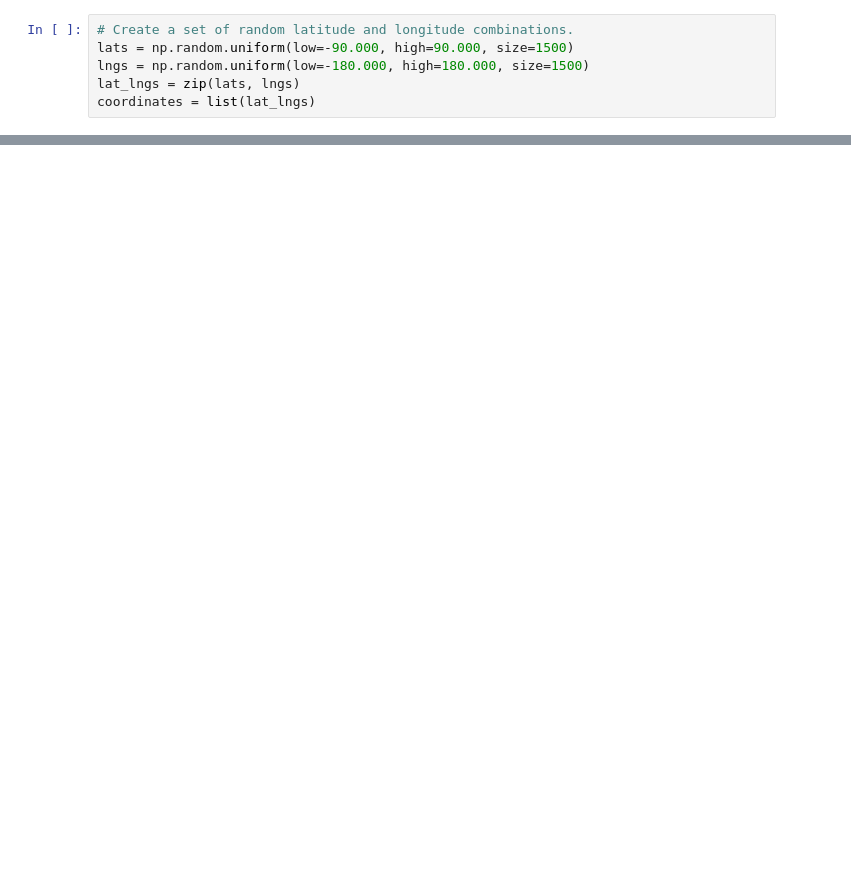
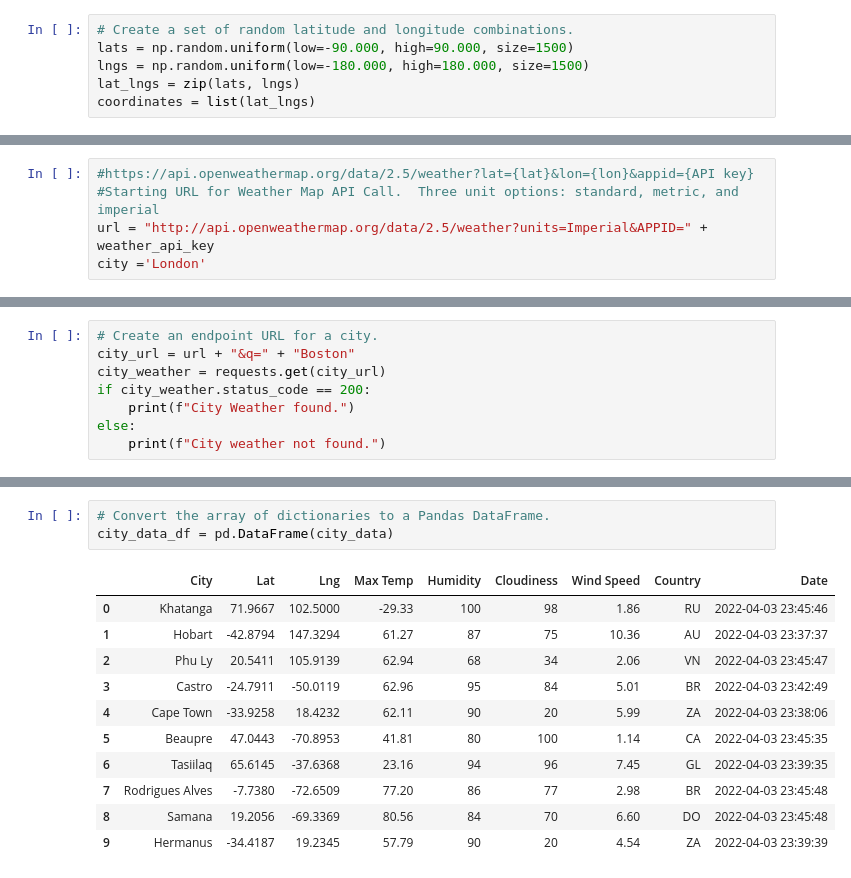
Before and after one commit to sonmiannkim/WeatherPy, a Jupyter notebook: WeatherPy.ipynb, the cells around one changed output, grey strips where cells are left out. Saved outputs shown, nothing was run; the diff lists cells and outputs as text; blank space fills up the shorter version.

Commit message:
Weather data from API call

```diff
--- a/WeatherPy.ipynb
+++ b/WeatherPy.ipynb
@@ -25,0 +33,5 @@ len(cities)
+# %%
+#https://api.openweathermap.org/data/2.5/weather?lat={lat}&lon={lon}&appid={API key}
+#Starting URL for Weather Map API Call.  Three unit options: standard, metric, and imperial
+url = "http://api.openweathermap.org/data/2.5/weather?units=Imperial&APPID=" + weather_api_key
+city ='London'
@@ -25,0 +63,8 @@ len(cities)
+# %%
+# Create an endpoint URL for a city.
+city_url = url + "&q=" + "Boston"
+city_weather = requests.get(city_url)
+if city_weather.status_code == 200:
+    print(f"City Weather found.")
+else:
+    print(f"City weather not found.")
@@ -25,0 +201,15 @@ len(cities)
+# %%
+# Convert the array of dictionaries to a Pandas DataFrame.
+city_data_df = pd.DataFrame(city_data)
+# %% [output]
+|  | City | Lat | Lng | Max Temp | Humidity | Cloudiness | Wind Speed | Country | Date |
+| 0 | Khatanga | 71.9667 | 102.5000 | -29.33 | 100 | 98 | 1.86 | RU | 2022-04-03 23:45:46 |
+| 1 | Hobart | -42.8794 | 147.3294 | 61.27 | 87 | 75 | 10.36 | AU | 2022-04-03 23:37:37 |
+| 2 | Phu Ly | 20.5411 | 105.9139 | 62.94 | 68 | 34 | 2.06 | VN | 2022-04-03 23:45:47 |
+| 3 | Castro | -24.7911 | -50.0119 | 62.96 | 95 | 84 | 5.01 | BR | 2022-04-03 23:42:49 |
+| 4 | Cape Town | -33.9258 | 18.4232 | 62.11 | 90 | 20 | 5.99 | ZA | 2022-04-03 23:38:06 |
+| 5 | Beaupre | 47.0443 | -70.8953 | 41.81 | 80 | 100 | 1.14 | CA | 2022-04-03 23:45:35 |
+| 6 | Tasiilaq | 65.6145 | -37.6368 | 23.16 | 94 | 96 | 7.45 | GL | 2022-04-03 23:39:35 |
+| 7 | Rodrigues Alves | -7.7380 | -72.6509 | 77.20 | 86 | 77 | 2.98 | BR | 2022-04-03 23:45:48 |
+| 8 | Samana | 19.2056 | -69.3369 | 80.56 | 84 | 70 | 6.60 | DO | 2022-04-03 23:45:48 |
+| 9 | Hermanus | -34.4187 | 19.2345 | 57.79 | 90 | 20 | 4.54 | ZA | 2022-04-03 23:39:39 |
```
Also changed, not shown: parts of 17 cells of this notebook, 1 other file.
